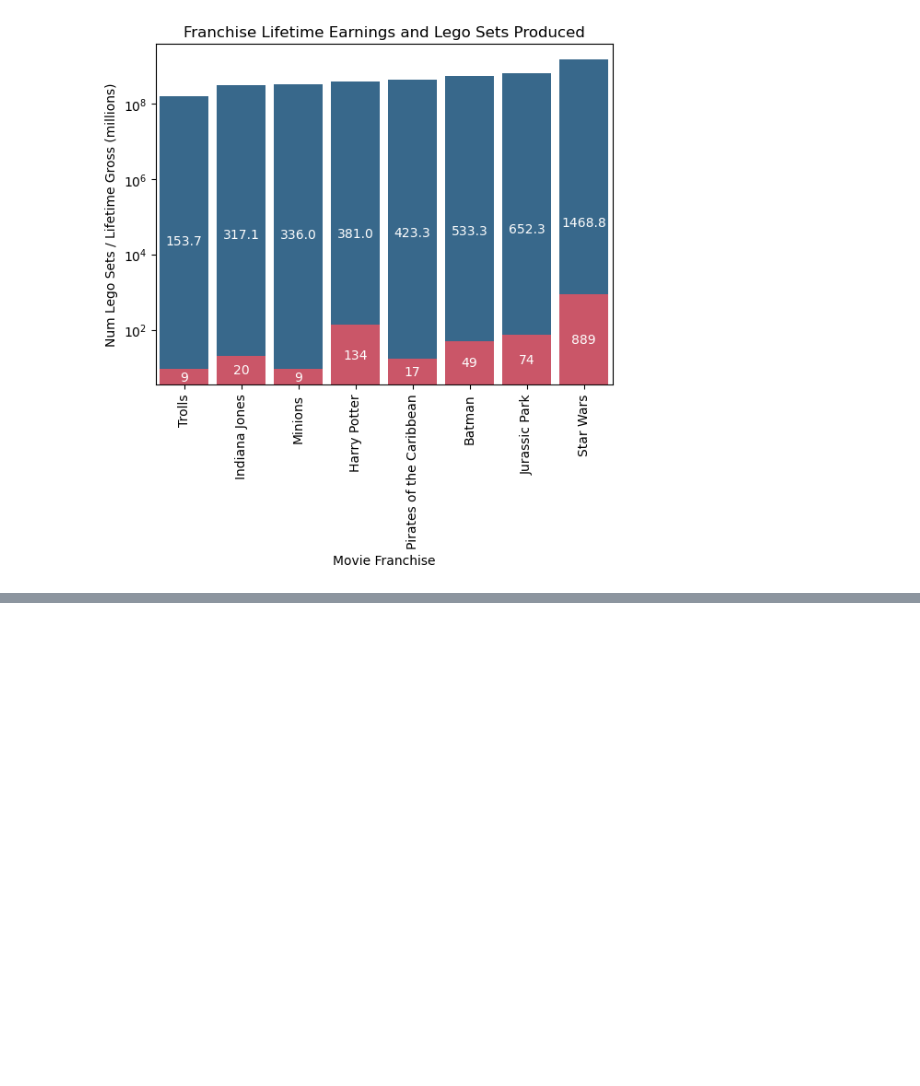
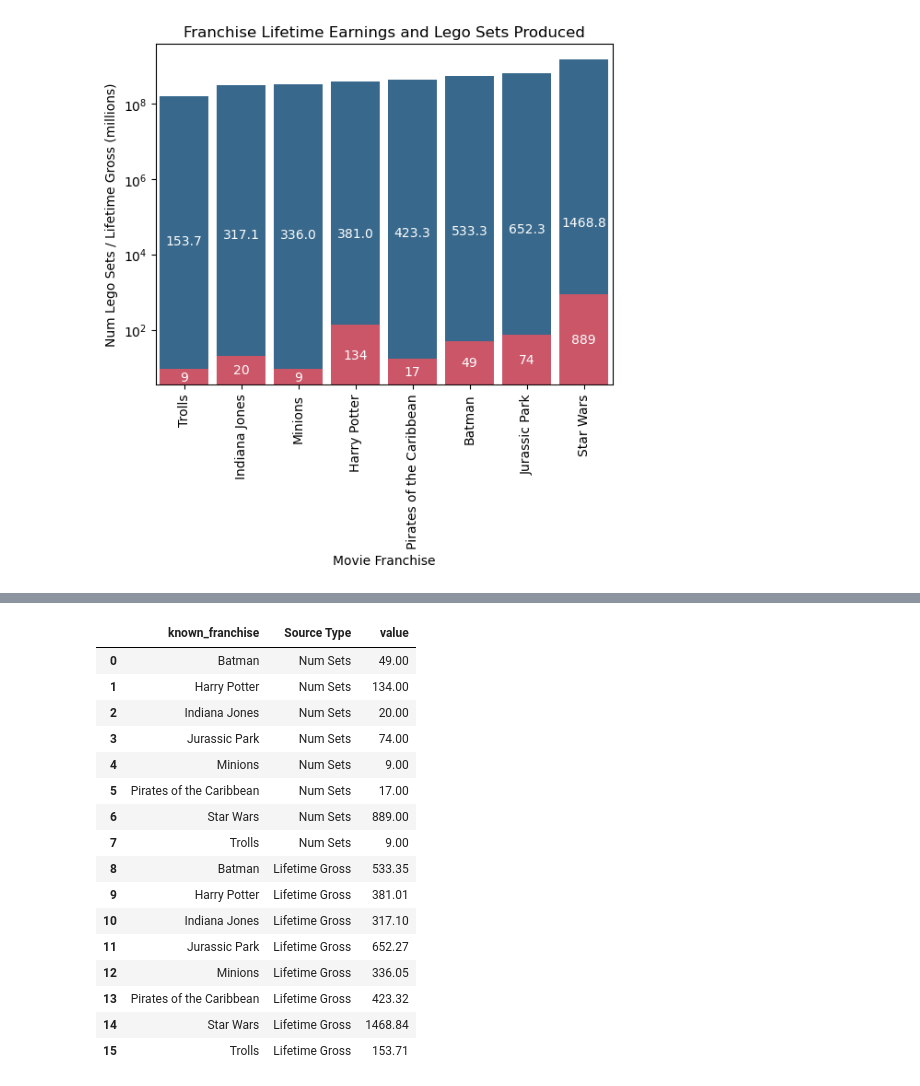
Before and after one commit to UC-Berkeley-I-School/Project2_Lego_EDA, a Jupyter notebook: lego_theme_eda_didi.ipynb, the cells around one changed output, grey strips where cells are left out. Cells and saved outputs as stored; diff of their text form; code cells hidden in the pictures; blank space fills up the shorter version.

```diff
--- a/lego_theme_eda_didi.ipynb
+++ b/lego_theme_eda_didi.ipynb
@@ -864,0 +878,22 @@ plt.xticks(rotation=90)
+# %%
+earnings_and_sets_melt = pd.melt(earnings_and_sets, id_vars=['known_franchise'],
+                                 value_vars=['Num Sets', 'Lifetime Gross'], var_name='Source Type')
+earnings_and_sets_melt
+# %% [output]
+|  | known_franchise | Source Type | value |
+| 0 | Batman | Num Sets | 49.00 |
+| 1 | Harry Potter | Num Sets | 134.00 |
+| 2 | Indiana Jones | Num Sets | 20.00 |
+| 3 | Jurassic Park | Num Sets | 74.00 |
+| 4 | Minions | Num Sets | 9.00 |
+| 5 | Pirates of the Caribbean | Num Sets | 17.00 |
+| 6 | Star Wars | Num Sets | 889.00 |
+| 7 | Trolls | Num Sets | 9.00 |
+| 8 | Batman | Lifetime Gross | 533.35 |
+| 9 | Harry Potter | Lifetime Gross | 381.01 |
+| 10 | Indiana Jones | Lifetime Gross | 317.10 |
+| 11 | Jurassic Park | Lifetime Gross | 652.27 |
+| 12 | Minions | Lifetime Gross | 336.05 |
+| 13 | Pirates of the Caribbean | Lifetime Gross | 423.32 |
+| 14 | Star Wars | Lifetime Gross | 1468.84 |
+| 15 | Trolls | Lifetime Gross | 153.71 |
```
Also changed, not shown: parts of 17 cells of this notebook, 1 other file.
